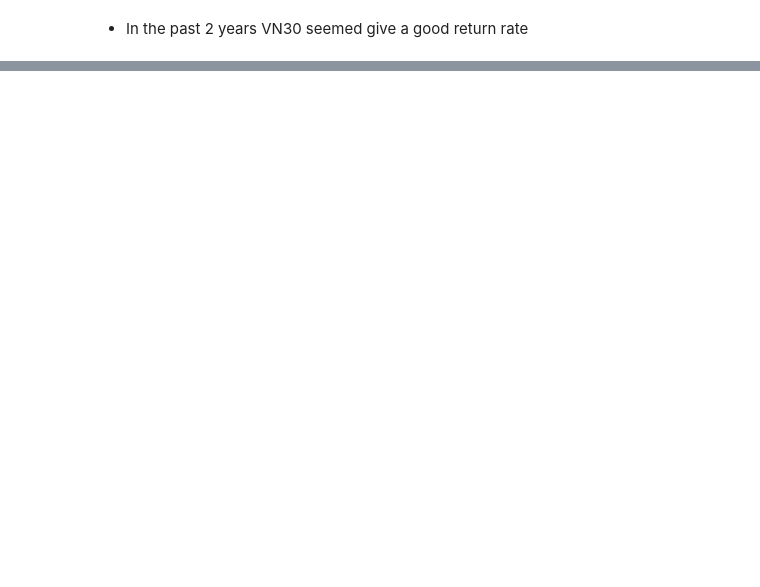
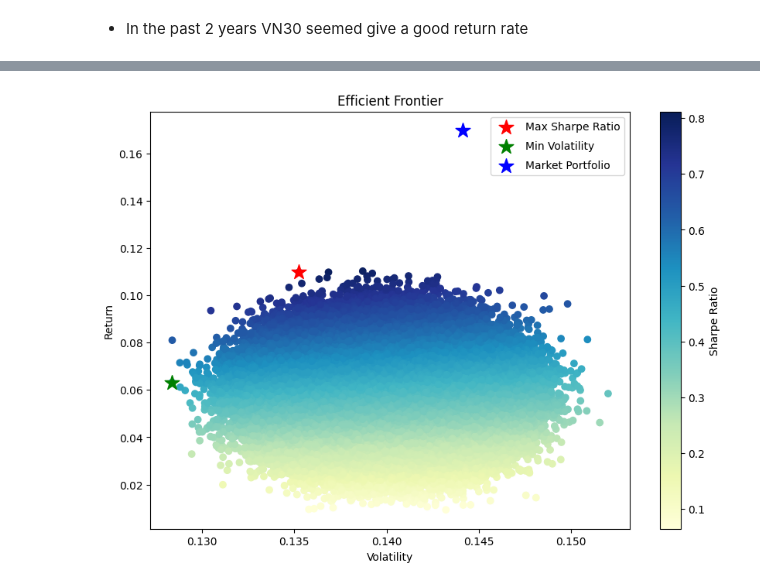
Before and after one commit to nguyentanquocbao/stock_quant, a Jupyter notebook: systemic and idiosyncratic.ipynb, the cells around one changed output, grey strips where cells are left out. Drawn from its saved outputs; the diff is of its cells as text; code cells hidden in the pictures; blank space fills up the shorter version.

```diff
--- a/systemic and idiosyncratic.ipynb
+++ b/systemic and idiosyncratic.ipynb
@@ -23,2 +27,6 @@ visualization come from 2023-11-08 00:00:00 to 2024-11-08 00:00:00
 # %% [markdown]
 * In the past 2 years VN30 seemed give a good return rate
+# %%
+# visual for all available stock
+efficient_frontier_visual(test, "time", -1, 250)
+# %% [output]
@@ -24,0 +34 @@ visualization come from 2023-11-08 00:00:00 to 2024-11-08 00:00:00
+[figure, added]
```
Also changed, not shown: parts of 4 cells of this notebook, 4 other files.
